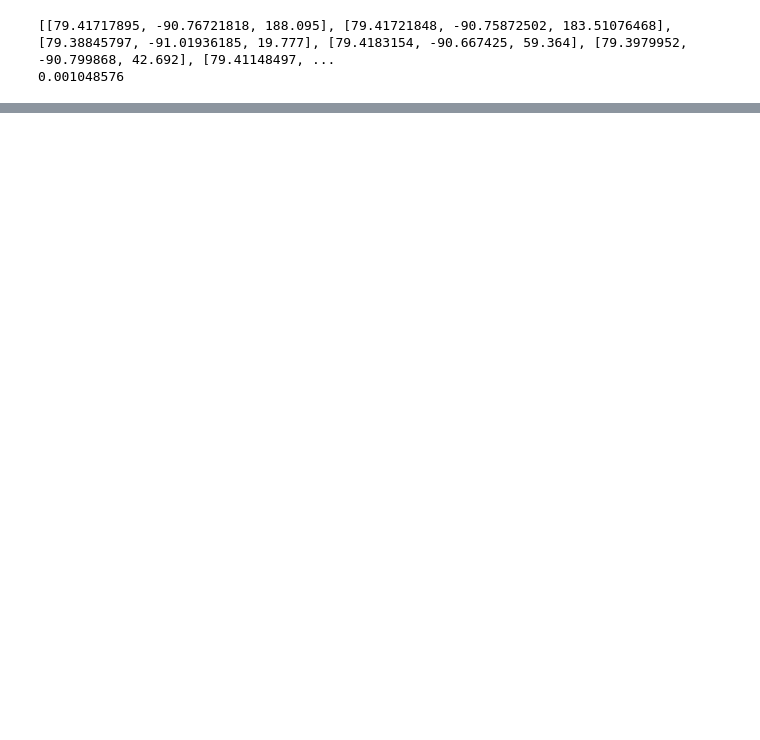
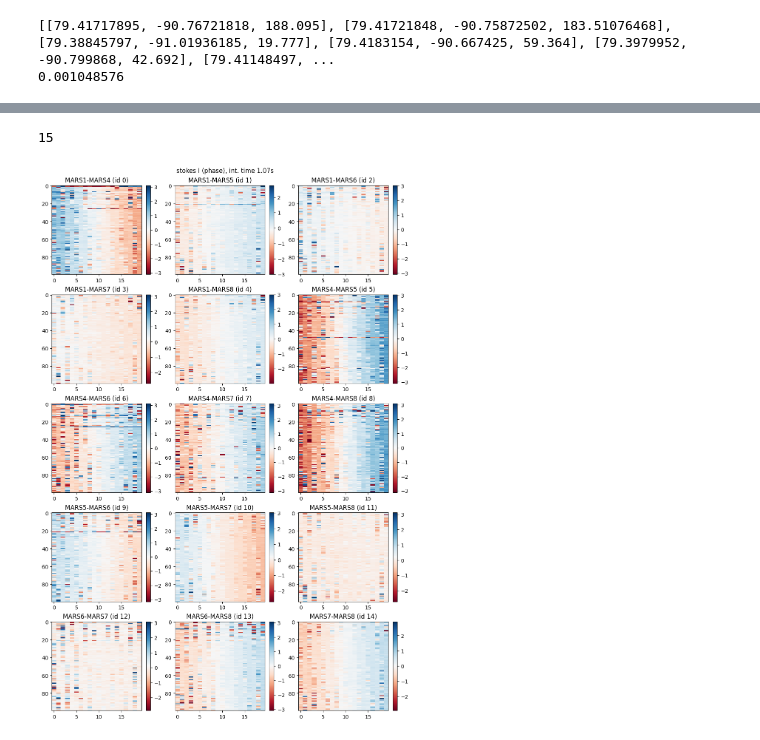
Before and after one commit to ALBATROS-Experiment/albatros_analysis, a Jupyter notebook: scripts/orbcomm/mohan_sanity_check.ipynb, the cells around one changed output, grey strips where cells are left out. Drawn from its saved outputs; the diff is of its cells as text; code cells hidden in the pictures; blank space fills up the shorter version.

```diff
--- a/scripts/orbcomm/mohan_sanity_check.ipynb
+++ b/scripts/orbcomm/mohan_sanity_check.ipynb
@@ -446,28 +501,33 @@ plt.legend()
 # %%
-#generate phase plots for each baseline
+#generate aligned phase plots for each baseline with fitted taus
+
 antmap = {0:"MARS1", 1:"MARS2",2:"MARS4",3:"MARS5",4:"MARS6",5:"MARS7",6:"MARS8"}
 fig,ax = plt.subplots(5,3, constrained_layout=True)
 fig.set_size_inches(10,15)
 ax=np.ravel(ax)
+
 pnum=0
-print(nbl)
+print(n_blines)
 plt.suptitle(f"stokes I (phase), int. time {T_SPECTRA*acclen:4.2f}s")
-x = np.arange(len(chanids))
-phased_vis = np.empty_like(multi_vis[:,:cut,:])
-for i in range(len(ant_to_use)):
-        for j in range(i+1, len(ant_to_use)):
-            ai = ant_to_use[i]
-            aj = ant_to_use[j]
+x = np.arange(nchans)
+phased_vis = np.empty_like(multi_vis[:,:,:])
+for i in range(len(ant_idxs)):
+        for j in range(i+1, len(ant_idxs)):
+            ai = ant_idxs[i]
+            aj = ant_idxs[j]
             if i==0:
                 tau1=0
             else:
-                tau1=est_delay[:,i-1]
-            tau2 = est_delay[:,j-1]
+                tau1 = taus_unwrapped[:,i-1]
+            tau2 = taus_unwrapped[:,j-1]
             rel_delay = tau1-tau2
             ax[pnum].set_title(f"{antmap[ai]}-{antmap[aj]} (id {pnum})")
-            phased_vis[pnum,:,:]=multi_vis[pnum,:cut,:]*np.exp(-2j*np.pi*nu[None,:]*rel_delay[:,None])
+            phased_vis[pnum,:,:] = multi_vis[pnum,:,:]*np.exp(-2j*np.pi*freqs_normalized[None,:]*rel_delay[:,None])
             img=ax[pnum].imshow(np.angle(phased_vis[pnum,:,:]),aspect='auto',interpolation='none',cmap='RdBu')
             cbar=plt.colorbar(img,ax=ax[pnum])
             pnum+=1
 # plt.tight_layout()
+# %% [output]
+15
+[figure, added]
 # %%
```
Also changed, not shown: parts of 22 cells of this notebook, 4 other files.
